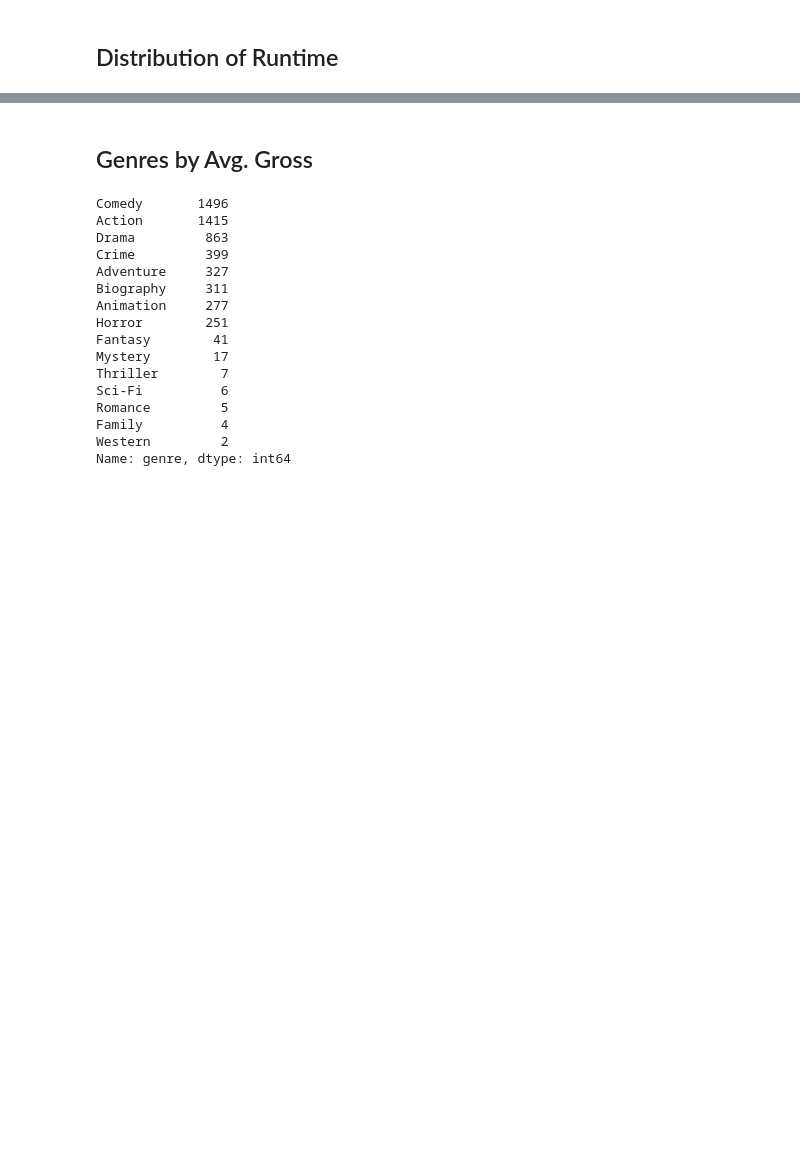
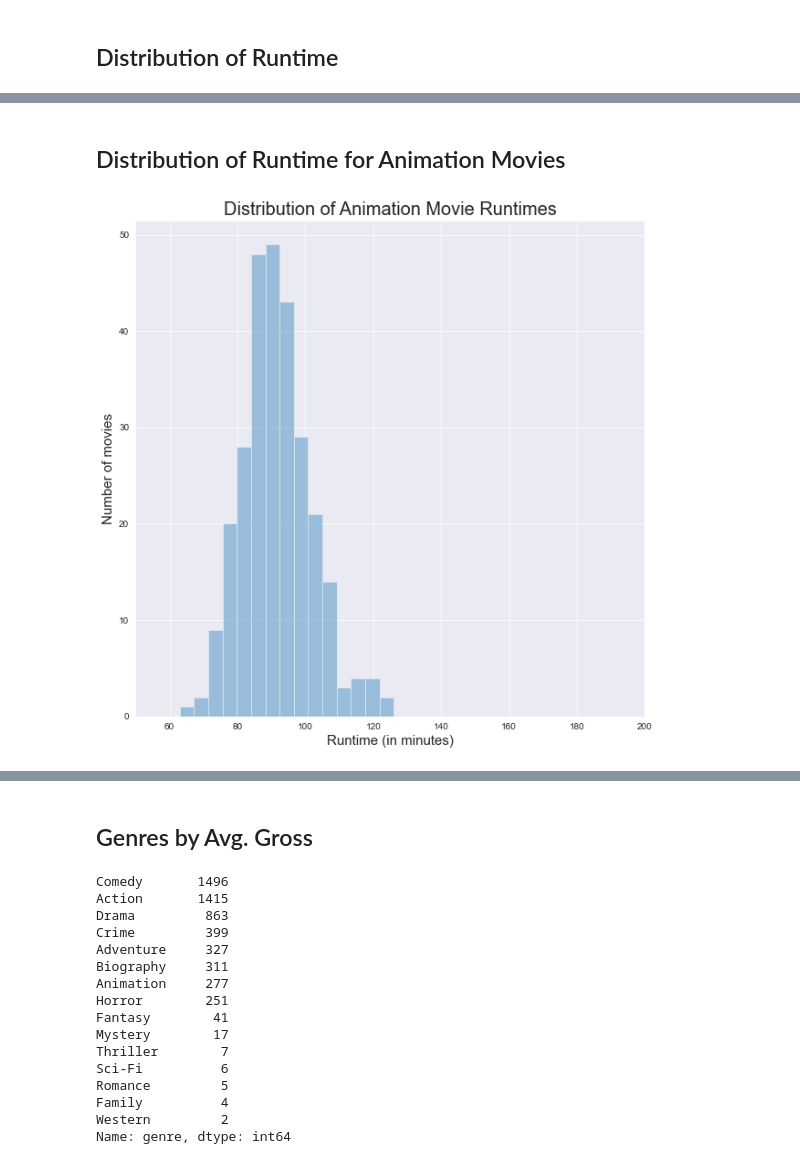
Before and after one commit to nobletang/Phase1Project, a Jupyter notebook: kaggle_movies.ipynb, the cells around one changed output, grey strips where cells are left out. Drawn from its saved outputs; the diff is of its cells as text; code cells hidden in the pictures; blank space fills up the shorter version.

```diff
--- a/kaggle_movies.ipynb
+++ b/kaggle_movies.ipynb
@@ -308,0 +308,18 @@ plt.show()
+# %% [markdown]
+## Distribution of Runtime for Animation Movies
+# %%
+# distribution plot to visualize the animation movies by runtime (in minutes)
+plt.figure(figsize=(10,10))
+animation = sns.distplot(movies_df[movies_df['genre']=='Animation']['runtime'], kde=False, bins=15)
+
+animation.set_xlim(50, 200)
+# add title and axes labels
+plt.title('Distribution of Animation Movie Runtimes', fontsize=20)
+plt.xlabel('Runtime (in minutes)', fontsize=15)
+plt.ylabel('Number of movies', fontsize=15)
+
+# save image
+#plt.savefig('Graphs/animation_distribution.png')
+plt.show()
+# %% [output]
+[figure, added]
```
Also changed, not shown: parts of 25 cells of this notebook, 4 other files.
